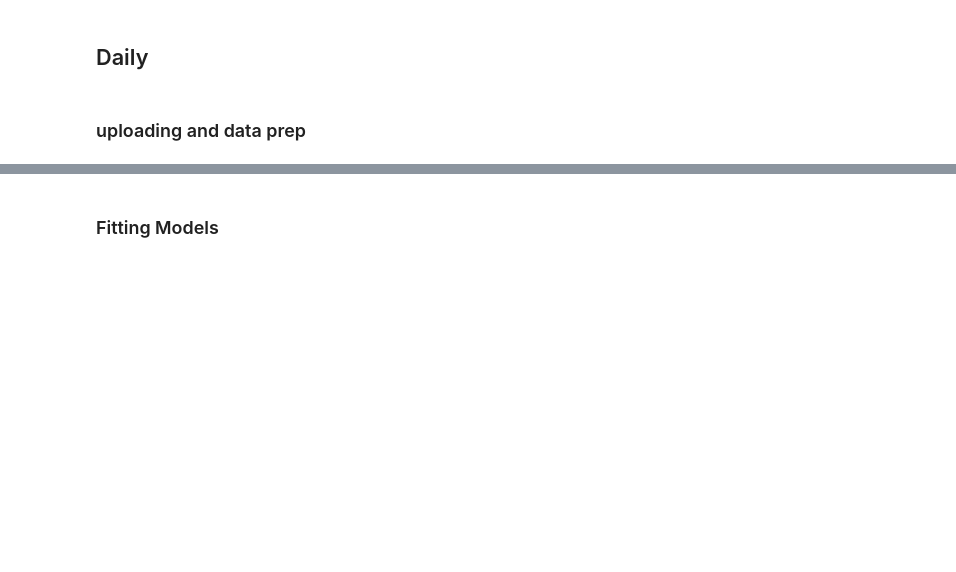
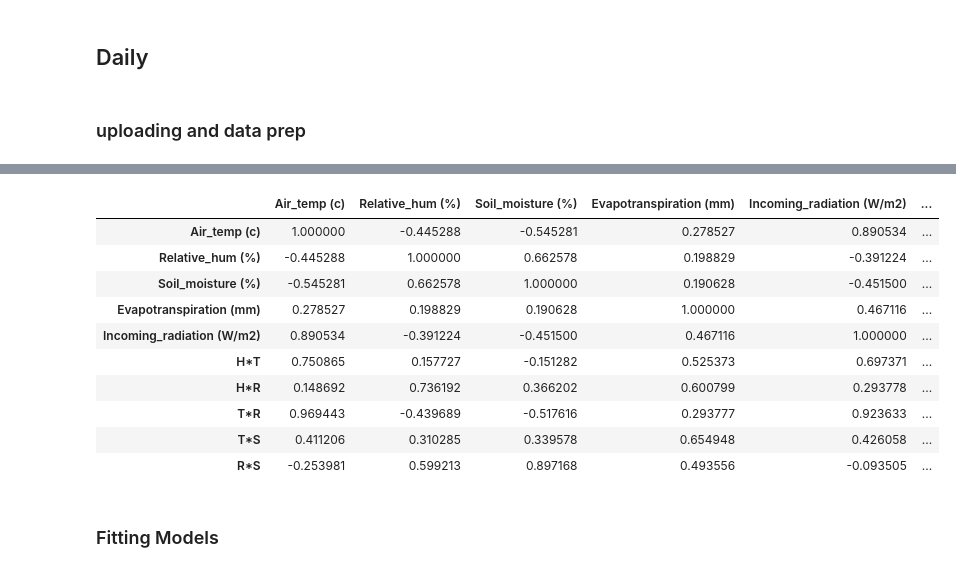
Before and after one commit to Alireza-Amani/papers_codes, a Jupyter notebook: 2_fluxnet.ipynb, the cells around one changed output, grey strips where cells are left out. Saved outputs shown, nothing was run; the diff lists cells and outputs as text; code cells hidden in the pictures; blank space fills up the shorter version.

```diff
--- a/2_fluxnet.ipynb
+++ b/2_fluxnet.ipynb
@@ -1195,0 +1220,8 @@ df_train_daily.shape, df_train_daily.median()
+# %%
+df1["H*T"] = df1["Relative_hum (%)"] * df1["Air_temp (c)"]
+df1["H*R"] = df1["Relative_hum (%)"] * df1["Incoming_radiation (W/m2)"]
+df1["T*S"] = df1["Air_temp (c)"] * df1["Soil_moisture (%)"]
+df1["R*S"] = df1["Incoming_radiation (W/m2)"] * df1["Soil_moisture (%)"]
+
+df1.corr()
+# %% [output]
@@ -1196,3 +1229,14 @@ df_train_daily.shape, df_train_daily.median()
+|  | Air_temp (c) | Relative_hum (%) | Soil_moisture (%) | Evapotranspiration (mm) | Incoming_radiation (W/m2) | ... |
+| Air_temp (c) | 1.000000 | -0.445288 | -0.545281 | 0.278527 | 0.890534 | ... |
+| Relative_hum (%) | -0.445288 | 1.000000 | 0.662578 | 0.198829 | -0.391224 | ... |
+| Soil_moisture (%) | -0.545281 | 0.662578 | 1.000000 | 0.190628 | -0.451500 | ... |
+| Evapotranspiration (mm) | 0.278527 | 0.198829 | 0.190628 | 1.000000 | 0.467116 | ... |
+| Incoming_radiation (W/m2) | 0.890534 | -0.391224 | -0.451500 | 0.467116 | 1.000000 | ... |
+| H*T | 0.750865 | 0.157727 | -0.151282 | 0.525373 | 0.697371 | ... |
+| H*R | 0.148692 | 0.736192 | 0.366202 | 0.600799 | 0.293778 | ... |
+| T*R | 0.969443 | -0.439689 | -0.517616 | 0.293777 | 0.923633 | ... |
+| T*S | 0.411206 | 0.310285 | 0.339578 | 0.654948 | 0.426058 | ... |
+| R*S | -0.253981 | 0.599213 | 0.897168 | 0.493556 | -0.093505 | ... |
 # %% [markdown]
 ### Fitting Models
 # %%
```
Also changed, not shown: parts of 7 cells of this notebook.
